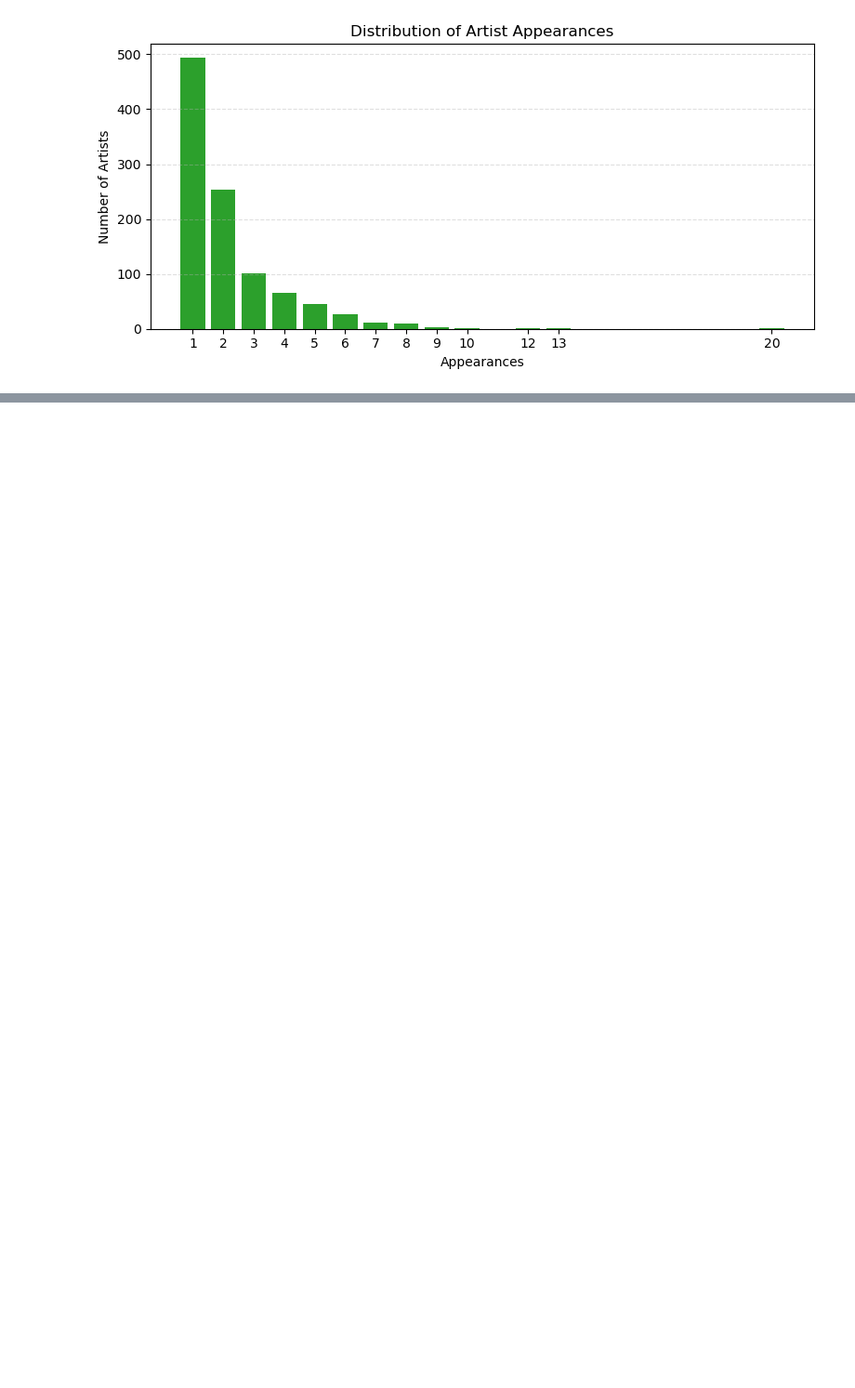
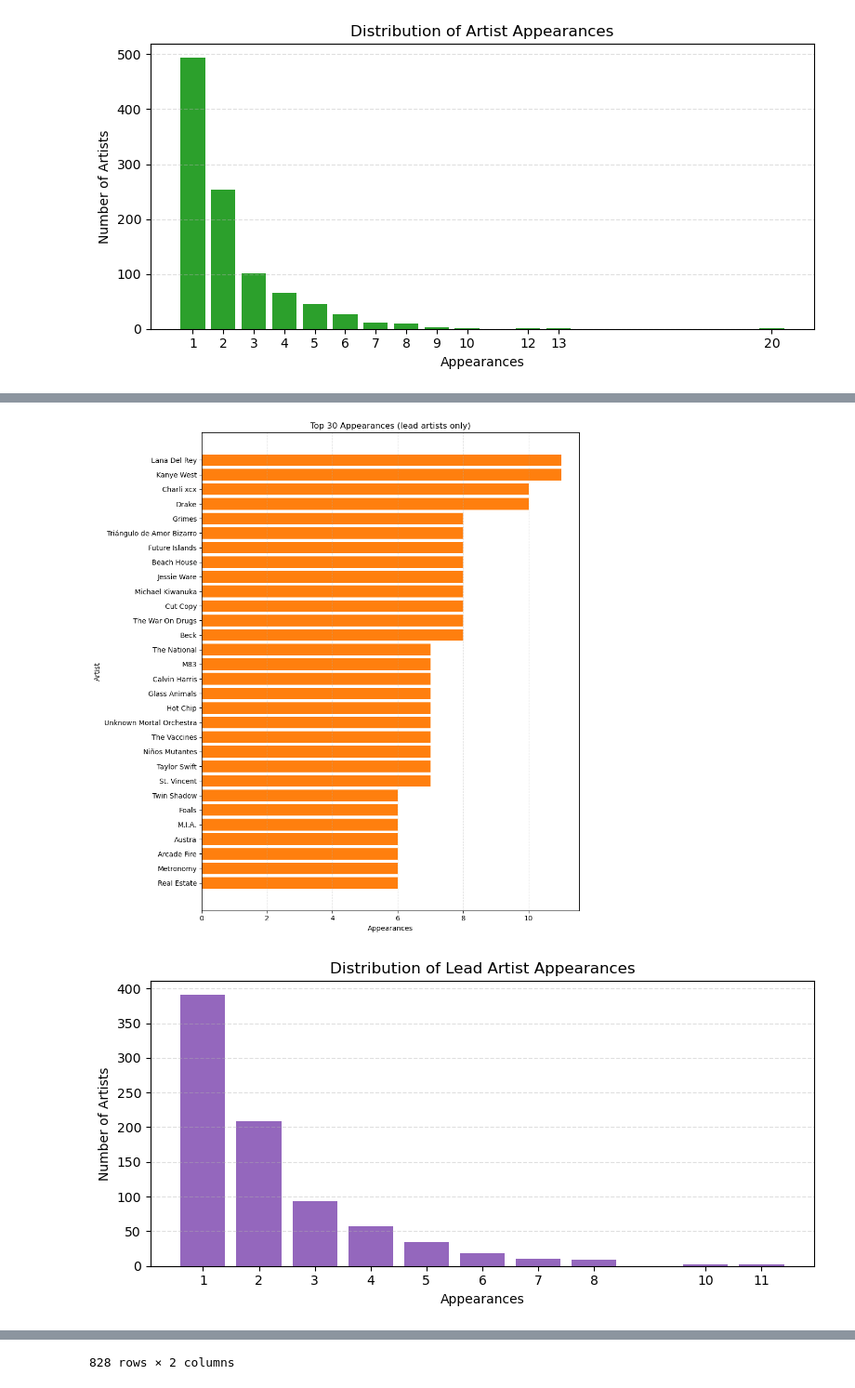
Before and after one commit to reddgr/spotipy-use-cases, a Jupyter notebook: reddgr-best-of-year-playlists.ipynb, the cells around one changed output, grey strips where cells are left out. Shown at 93% size. Cells and saved outputs as stored; diff of their text form; code cells hidden in the pictures; blank space fills up the shorter version.

Commit message:
best-of-year stats

```diff
--- a/reddgr-best-of-year-playlists.ipynb
+++ b/reddgr-best-of-year-playlists.ipynb
@@ -372,6 +346,7 @@ display(bestof_year_tracks_df)
 today_date = pd.to_datetime("today").normalize().strftime("%Y%m%d")
 bestof_year_tracks_df.to_pickle(f"pkl/reddgr_bestof_year_tracks_{today_date}.pkl")
 # %%
+bestof_year_tracks_df = pd.read_pickle("pkl/reddgr_bestof_year_tracks_20251130.pkl")
 print(bestof_year_tracks_df.iloc[2].get("artists"))
 print(bestof_year_tracks_df.iloc[3].get("artists"))
 # %% [output]
@@ -429,0 +419,45 @@ plt.show()
+# %%
+lead_artists_series = (
+    bestof_year_tracks_df["artists"]
+    .dropna()
+    .str.split(",", n=1)
+    .str[0]
+    .str.strip()
+    .replace("", pd.NA)
+    .dropna()
+)
+
+lead_artist_ranking_df = (
+    lead_artists_series.value_counts()
+    .rename_axis("artist")
+    .reset_index(name="appearances")
+)
+
+lead_top_artists = lead_artist_ranking_df.head(top_n).iloc[::-1]
+
+fig_lead, ax_lead = plt.subplots(figsize=(10, max(6, top_n * 0.35)))
+ax_lead.barh(lead_top_artists["artist"], lead_top_artists["appearances"], color="tab:orange")
+ax_lead.set_xlabel("Appearances")
+ax_lead.set_ylabel("Artist")
+ax_lead.set_title(f"Top {top_n} Appearances (lead artists only)")
+ax_lead.xaxis.set_major_locator(MaxNLocator(integer=True))
+ax_lead.grid(axis="x", linestyle="--", alpha=0.4)
+plt.tight_layout()
+plt.show()
+
+lead_appearance_distribution = lead_artist_ranking_df["appearances"].value_counts().sort_index()
+
+fig_lead2, ax_lead2 = plt.subplots(figsize=(8, 4))
+ax_lead2.bar(lead_appearance_distribution.index, lead_appearance_distribution.values, color="tab:purple")
+ax_lead2.set_xlabel("Appearances")
+ax_lead2.set_ylabel("Number of Artists")
+ax_lead2.set_title("Distribution of Lead Artist Appearances")
+ax_lead2.set_xticks(lead_appearance_distribution.index)
+ax_lead2.grid(axis="y", linestyle="--", alpha=0.4)
+plt.tight_layout()
+plt.show()
+
+lead_artist_ranking_df
+# %% [output]
+[figure, added]
+[figure, added]
@@ -429,0 +476 @@ plt.show()
+828 rows × 2 columns
```
Also changed, not shown: parts of 10 cells of this notebook.
